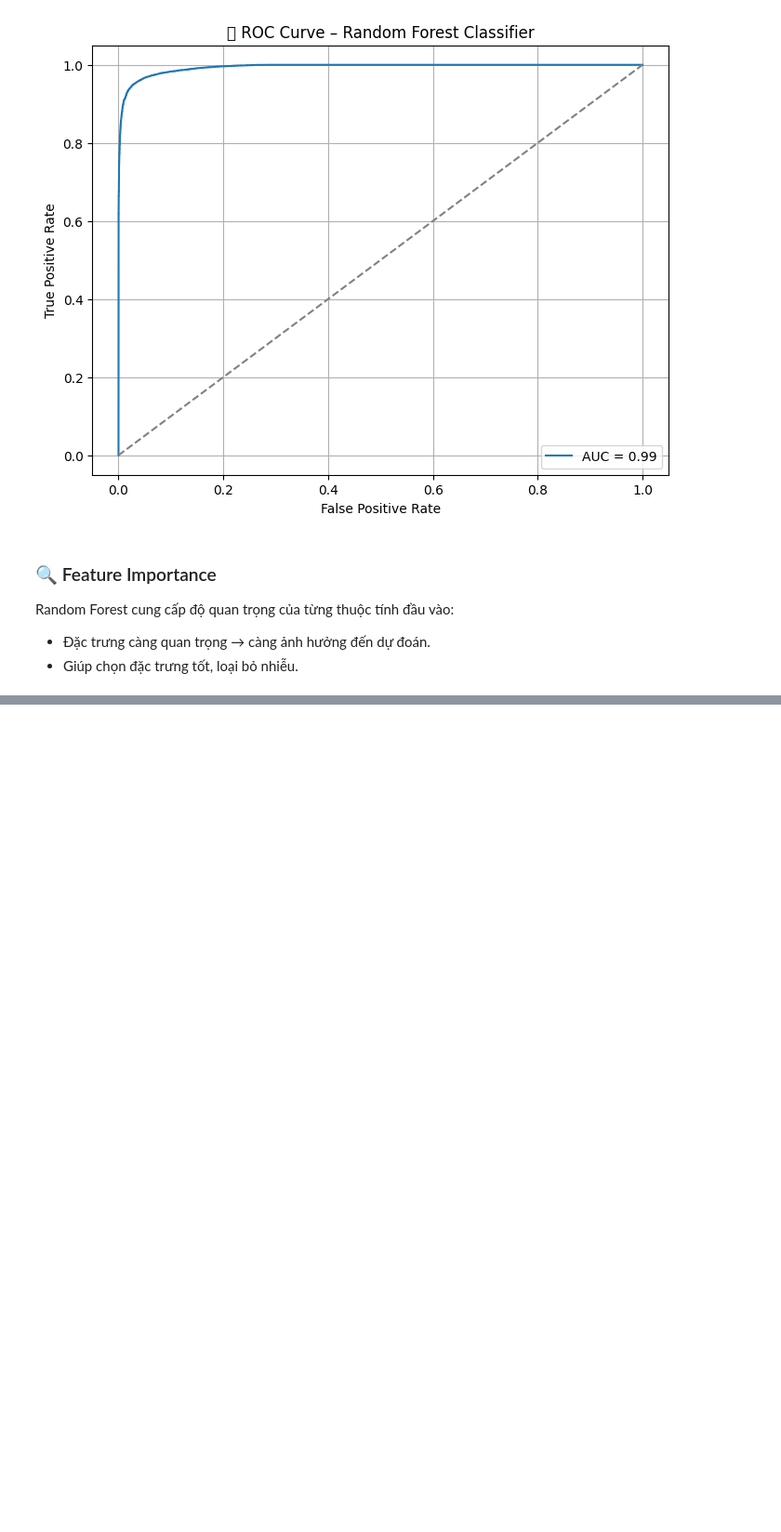
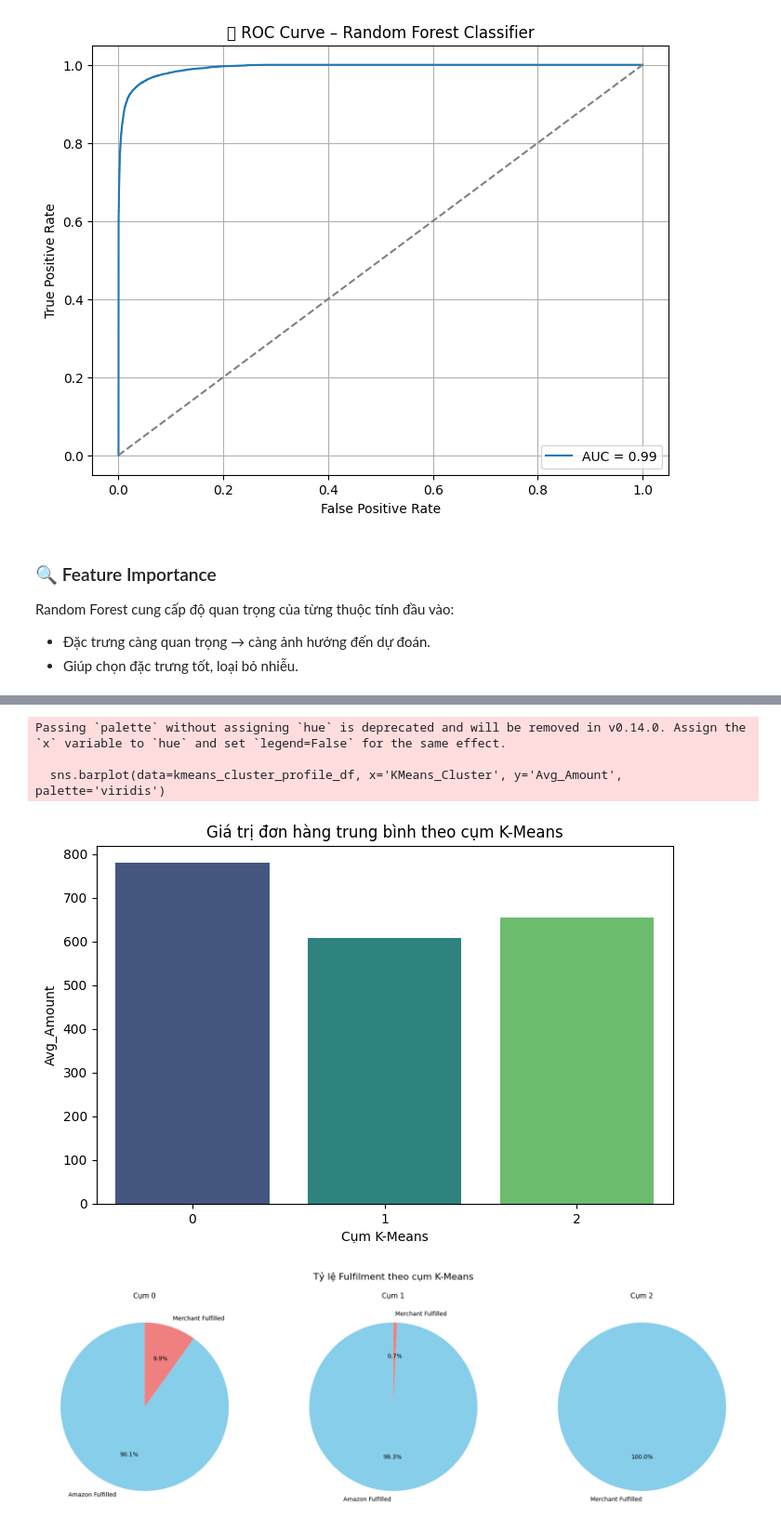
Before and after one commit to bin-bard/data-mining-amazon-sales, a Jupyter notebook: Final.ipynb, the cells around one changed output, grey strips where cells are left out. Shown at 93% size. Cells and saved outputs as stored; diff of their text form; code cells hidden in the pictures; blank space fills up the shorter version.

```diff
--- a/Final.ipynb
+++ b/Final.ipynb
@@ -901,0 +1222,36 @@ plt.show()
+# %%
+# Vẽ biểu đồ đặc trưng cụm K-Means (giả định đầu vào đã hợp lệ)
+
+# Biểu đồ 1: Giá trị đơn hàng trung bình theo cụm
+plt.figure(figsize=(8, 5))
+sns.barplot(data=kmeans_cluster_profile_df, x='KMeans_Cluster', y='Avg_Amount', palette='viridis')
+plt.title('Giá trị đơn hàng trung bình theo cụm K-Means')
+plt.xlabel('Cụm K-Means')
+plt.ylabel('Avg_Amount')
+plt.show()
+
+# Biểu đồ 2: Pie chart tỷ lệ Fulfilment theo cụm
+fig, axes = plt.subplots(1, optimal_k, figsize=(6 * optimal_k, 6), sharey=True)
+axes = [axes] * optimal_k if optimal_k == 1 else axes
+fig.suptitle('Tỷ lệ Fulfilment theo cụm K-Means', fontsize=16)
+
+for i, ax in enumerate(axes):
+    sizes = [
+        kmeans_cluster_profile_df.loc[i, 'Ratio_Fulfilment_Amazon'],
+        kmeans_cluster_profile_df.loc[i, 'Ratio_Fulfilment_Merchant']
+    ]
+    labels = ['Amazon Fulfilled', 'Merchant Fulfilled']
+    filtered = [(s, l) for s, l in zip(sizes, labels) if s > 0.001]
+    sizes, labels = zip(*filtered) if filtered else ([1], ['Không có dữ liệu'])
+
+    ax.pie(sizes, labels=labels, autopct='%1.1f%%', startangle=90, colors=['skyblue', 'lightcoral'])
+    ax.set_title(f'Cụm {i}')
+
+plt.tight_layout(rect=[0, 0, 1, 0.95])
+plt.show()
+# %% [output]
+Passing `palette` without assigning `hue` is deprecated and will be removed in v0.14.0. Assign the `x` variable to `hue` and set `legend=False` for the same effect.
+
+  sns.barplot(data=kmeans_cluster_profile_df, x='KMeans_Cluster', y='Avg_Amount', palette='viridis')
+[figure, added]
+[figure, added]
```
Also changed, not shown: parts of 16 cells of this notebook, 1 other file.
